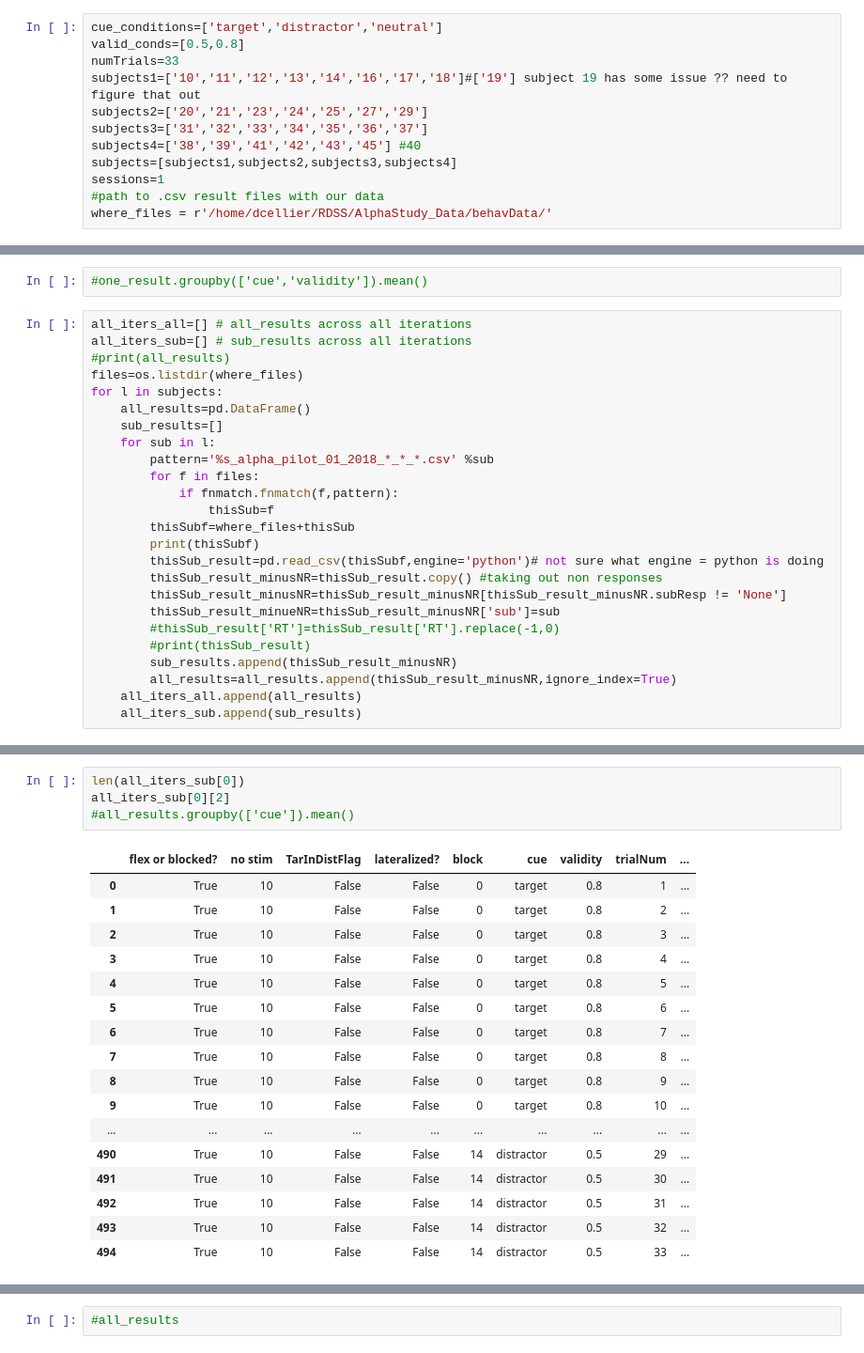
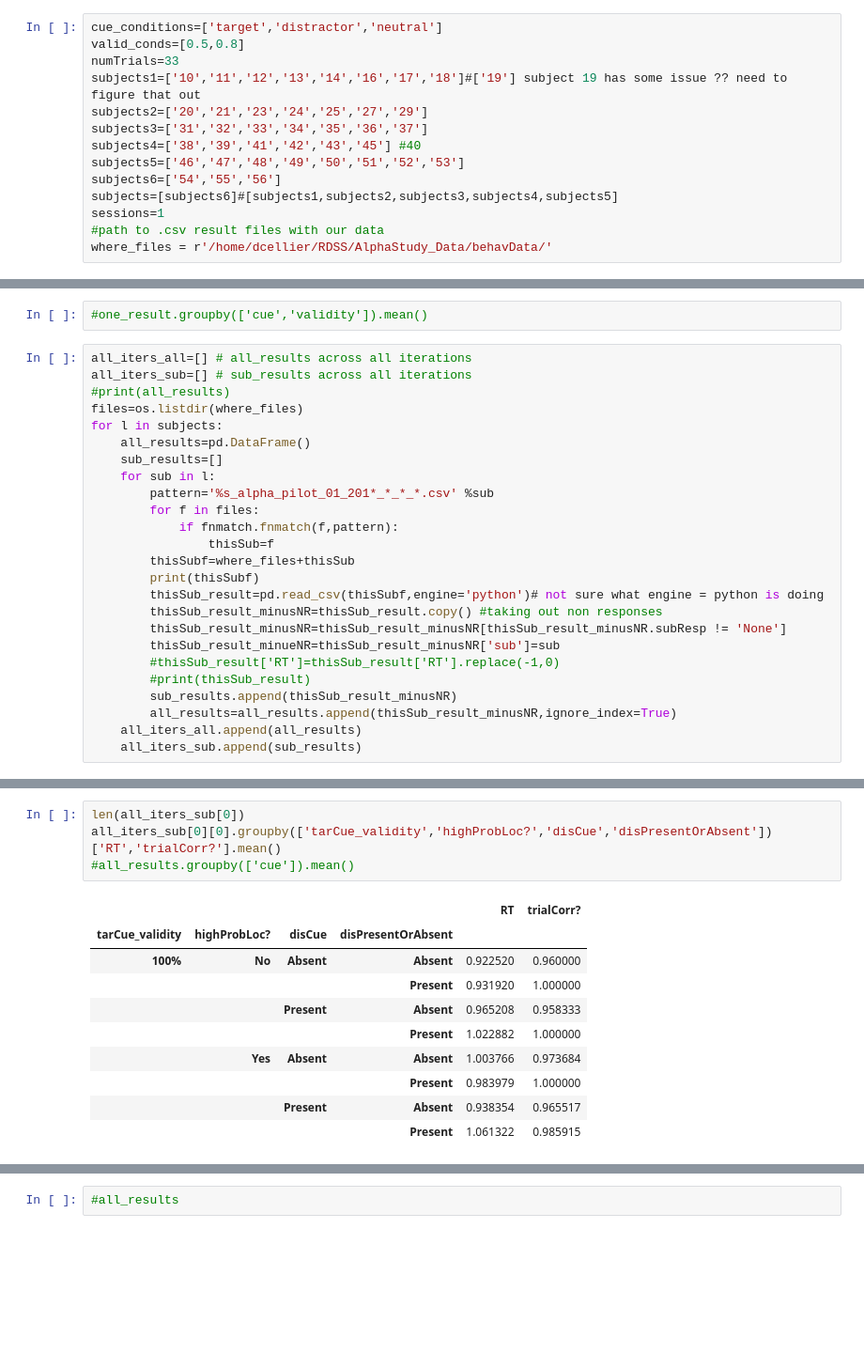
Before and after one commit to HwangLabNeuroCogDynamics/Alpha-Study, a Jupyter notebook: behavioral_analysis_pilot.ipynb, the cells around one changed output, grey strips where cells are left out. Shown at 94% size. Saved outputs shown, nothing was run; the diff lists cells and outputs as text; blank space fills up the shorter version.

```diff
--- a/behavioral_analysis_pilot.ipynb
+++ b/behavioral_analysis_pilot.ipynb
@@ -29,7 +29,9 @@ subjects1=['10','11','12','13','14','16','17','18']#['19'] subject 19 has some i
 subjects2=['20','21','23','24','25','27','29']
 subjects3=['31','32','33','34','35','36','37']
 subjects4=['38','39','41','42','43','45'] #40
-subjects=[subjects1,subjects2,subjects3,subjects4]
+subjects5=['46','47','48','49','50','51','52','53']
+subjects6=['54','55','56']
+subjects=[subjects6]#[subjects1,subjects2,subjects3,subjects4,subjects5]
 sessions=1
 #path to .csv result files with our data
 where_files = r'/home/dcellier/RDSS/AlphaStudy_Data/behavData/'
@@ -63,7 +65,7 @@ for l in subjects:
     all_results=pd.DataFrame()
     sub_results=[]
     for sub in l:
-        pattern='%s_alpha_pilot_01_2018_*_*_*.csv' %sub
+        pattern='%s_alpha_pilot_01_201*_*_*_*.csv' %sub
         for f in files:
             if fnmatch.fnmatch(f,pattern):
                 thisSub=f
@@ -100,22 +111,15 @@ for l in subjects:
 # %%
 len(all_iters_sub[0])
-all_iters_sub[0][2]
+all_iters_sub[0][0].groupby(['tarCue_validity','highProbLoc?','disCue','disPresentOrAbsent'])['RT','trialCorr?'].mean()
 #all_results.groupby(['cue']).mean()
 # %% [output]
-|  | flex or blocked? | no stim | TarInDistFlag | lateralized? | block | cue | validity | trialNum | ... |
-| 0 | True | 10 | False | False | 0 | target | 0.8 | 1 | ... |
-| 1 | True | 10 | False | False | 0 | target | 0.8 | 2 | ... |
-| 2 | True | 10 | False | False | 0 | target | 0.8 | 3 | ... |
-| 3 | True | 10 | False | False | 0 | target | 0.8 | 4 | ... |
-| 4 | True | 10 | False | False | 0 | target | 0.8 | 5 | ... |
-| 5 | True | 10 | False | False | 0 | target | 0.8 | 6 | ... |
-| 6 | True | 10 | False | False | 0 | target | 0.8 | 7 | ... |
-| 7 | True | 10 | False | False | 0 | target | 0.8 | 8 | ... |
-| 8 | True | 10 | False | False | 0 | target | 0.8 | 9 | ... |
-| 9 | True | 10 | False | False | 0 | target | 0.8 | 10 | ... |
-| ... | ... | ... | ... | ... | ... | ... | ... | ... | ... |
-| 490 | True | 10 | False | False | 14 | distractor | 0.5 | 29 | ... |
-| 491 | True | 10 | False | False | 14 | distractor | 0.5 | 30 | ... |
-| 492 | True | 10 | False | False | 14 | distractor | 0.5 | 31 | ... |
-| 493 | True | 10 | False | False | 14 | distractor | 0.5 | 32 | ... |
-| 494 | True | 10 | False | False | 14 | distractor | 0.5 | 33 | ... |
+|  |  |  |  | RT | trialCorr? |
+| tarCue_validity | highProbLoc? | disCue | disPresentOrAbsent |  |  |
+| 100% | No | Absent | Absent | 0.922520 | 0.960000 |
+|  |  |  | Present | 0.931920 | 1.000000 |
+|  |  | Present | Absent | 0.965208 | 0.958333 |
+|  |  |  | Present | 1.022882 | 1.000000 |
+|  | Yes | Absent | Absent | 1.003766 | 0.973684 |
+|  |  |  | Present | 0.983979 | 1.000000 |
+|  |  | Present | Absent | 0.938354 | 0.965517 |
+|  |  |  | Present | 1.061322 | 0.985915 |
```
Also changed, not shown: parts of 17 cells of this notebook, 2 other files.
